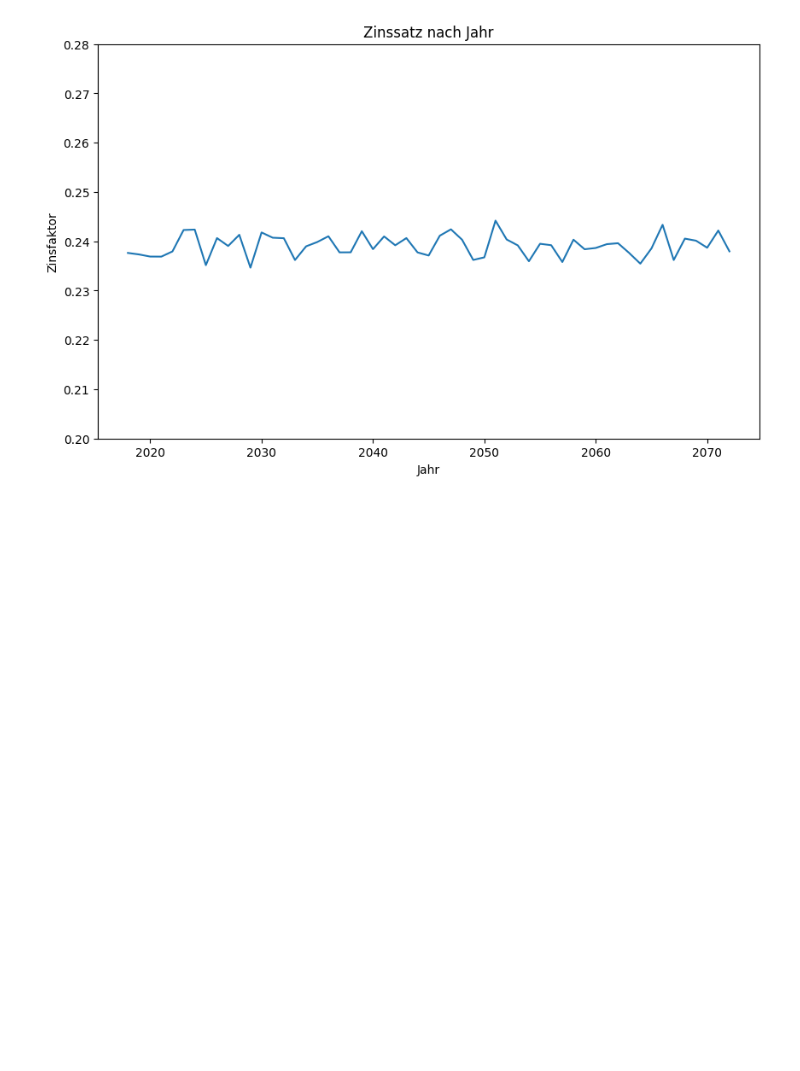
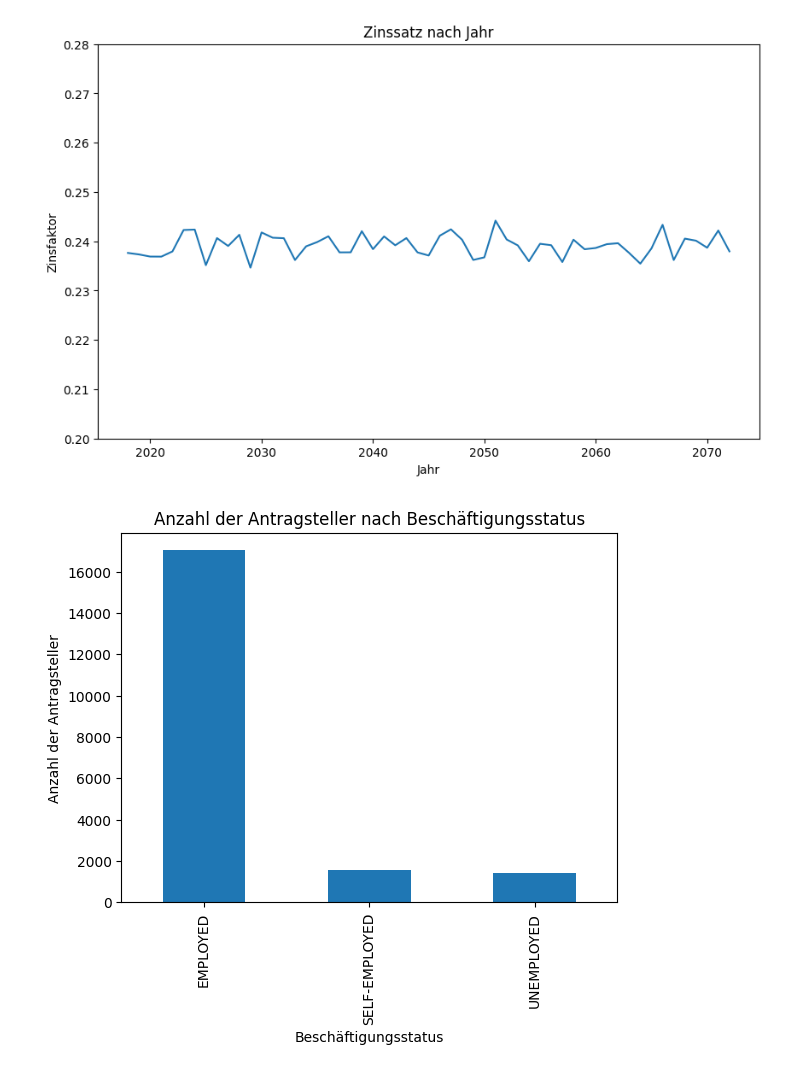
Before and after one commit to jovicdev97/financial-data-analytics, a Jupyter notebook: test.ipynb, the cells around one changed output. Cells and saved outputs as stored; diff of their text form; code cells hidden in the pictures; blank space fills up the shorter version.

Commit message:
Add: Kapitel 2 BarChart

```diff
--- a/test.ipynb
+++ b/test.ipynb
@@ -173,3 +173,12 @@ ax.plot(yearly_avg_interest.index, yearly_avg_interest.values)
 plt.show()
 # %% [output]
 [figure]
+# %%
+employment_counts = df["EmploymentStatus"].value_counts() #Zähle Einträge der verschiedenen Employment Statuse und speicher diese in einer Serie
+employment_counts.plot(kind="bar") #Generiere Diagramm aus Serie
+plt.xlabel("Beschäftigungsstatus")
+plt.ylabel("Anzahl der Antragsteller")
+plt.title("Anzahl der Antragsteller nach Beschäftigungsstatus")
+plt.show()
+# %% [output]
+[figure, added]
```
